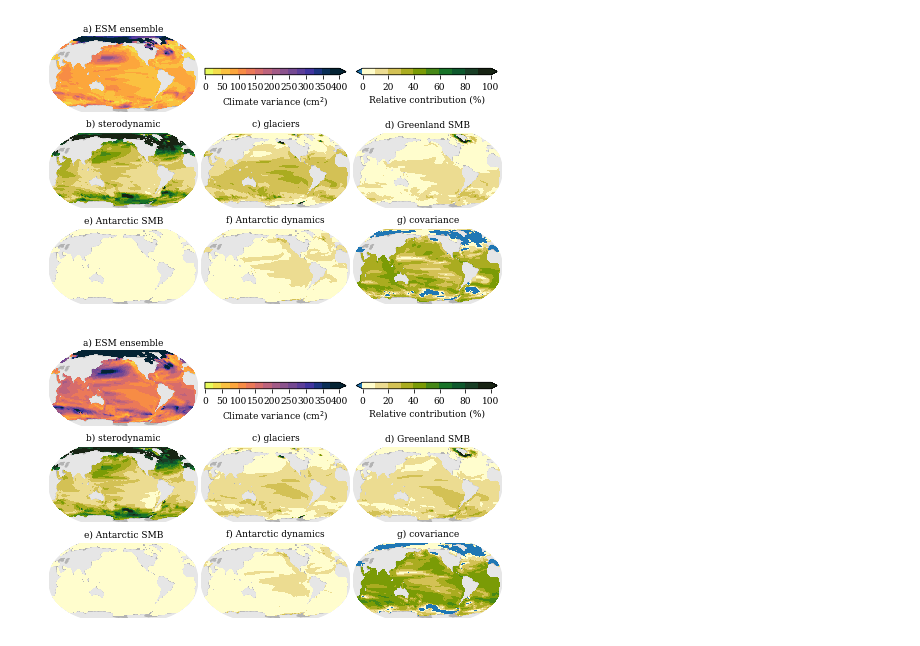
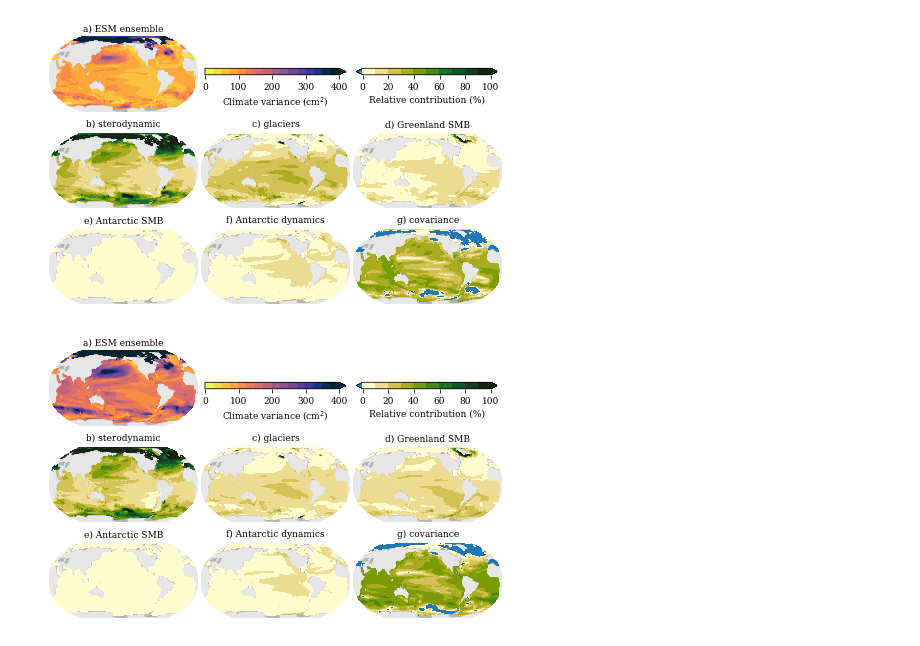
Before and after one commit to erwinlambert/codependence, a Jupyter notebook: plotcode/draftplot_climvar.ipynb, the cells around one changed output. Saved outputs shown, nothing was run; the diff lists cells and outputs as text; code cells hidden in the pictures.

```diff
--- a/plotcode/draftplot_climvar.ipynb
+++ b/plotcode/draftplot_climvar.ipynb
@@ -78,32 +78,33 @@ for s,scen in enumerate(['rcp45','rcp85']):
     ax = fig.add_subplot(3,3,7,projection=ccrs.Robinson(central_longitude=200))
     im2 = ax.pcolormesh(lon,lat,100.*asmb/slr,transform=ccrs.PlateCarree(),vmin=0,vmax=vmax2,cmap=cmap2)
     ax.set_title('e) Antarctic SMB')
     makeglobal(ax)
 
     ax = fig.add_subplot(3,3,8,projection=ccrs.Robinson(central_longitude=200))
     im2 = ax.pcolormesh(lon,lat,100.*adyn/slr,transform=ccrs.PlateCarree(),vmin=0,vmax=vmax2,cmap=cmap2)
     ax.set_title('f) Antarctic dynamics')
     makeglobal(ax)
 
     ax = fig.add_subplot(3,3,9,projection=ccrs.Robinson(central_longitude=200))
     im2 = ax.pcolormesh(lon,lat,100.*res/slr,transform=ccrs.PlateCarree(),vmin=0,vmax=vmax2,cmap=cmap2)
     ax.set_title('g) covariance')
     makeglobal(ax)
 
     cax = fig.add_axes([.36,.75,.28,.02])
     cb = plt.colorbar(im,cax=cax,extend='max',orientation='horizontal')
     cb.set_label('Climate variance (cm$^2$)')
+    cb.set_ticks([0,100,200,300,400])
 
     cax = fig.add_axes([.66,.75,.28,.02])
     cb = plt.colorbar(im2,cax=cax,extend='both',orientation='horizontal')
     cb.set_label('Relative contribution (%)')
 
     figname = f'draftplot_climvar_{scen}.png'
 
     plt.savefig(f'../figures/{figname}',dpi=600)
     plt.savefig(f'../../../writing/codependence/figures/{figname}',dpi=600)
     plt.show()
     plt.close()
 # %% [output]
-[figure, old version]
+[figure, new version]
-[figure, old version]
+[figure, new version]
```
Also changed, not shown: 2 other files.
